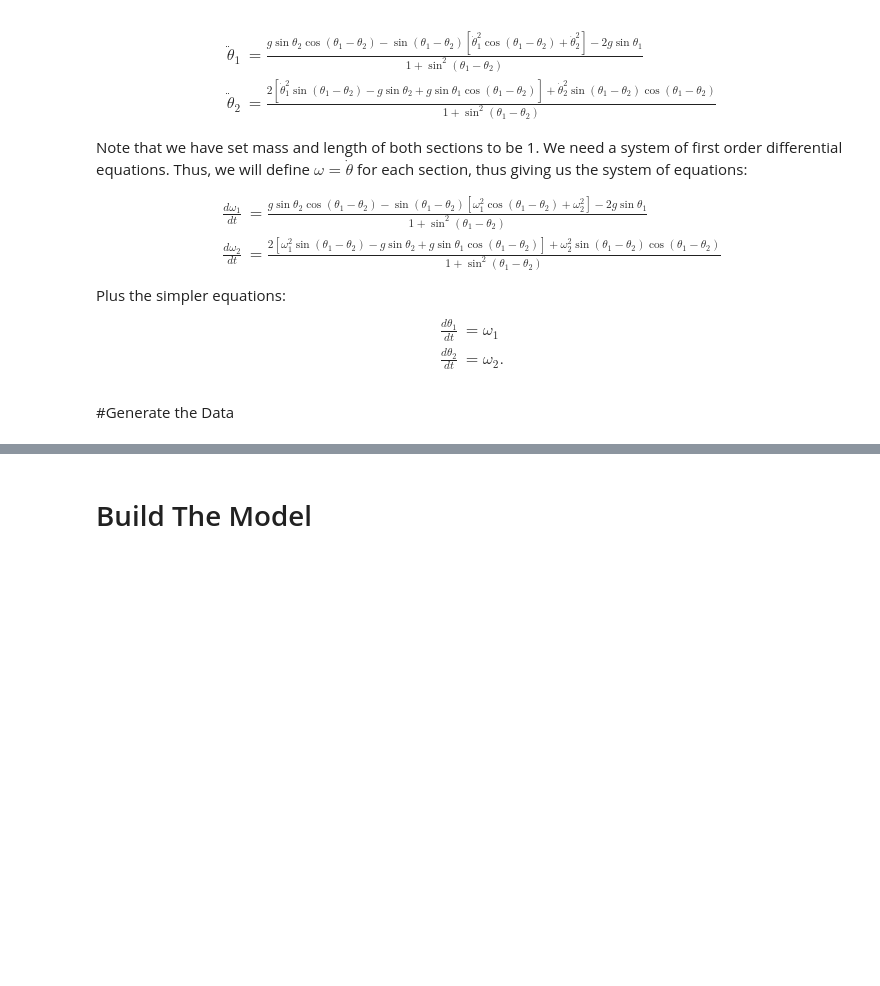
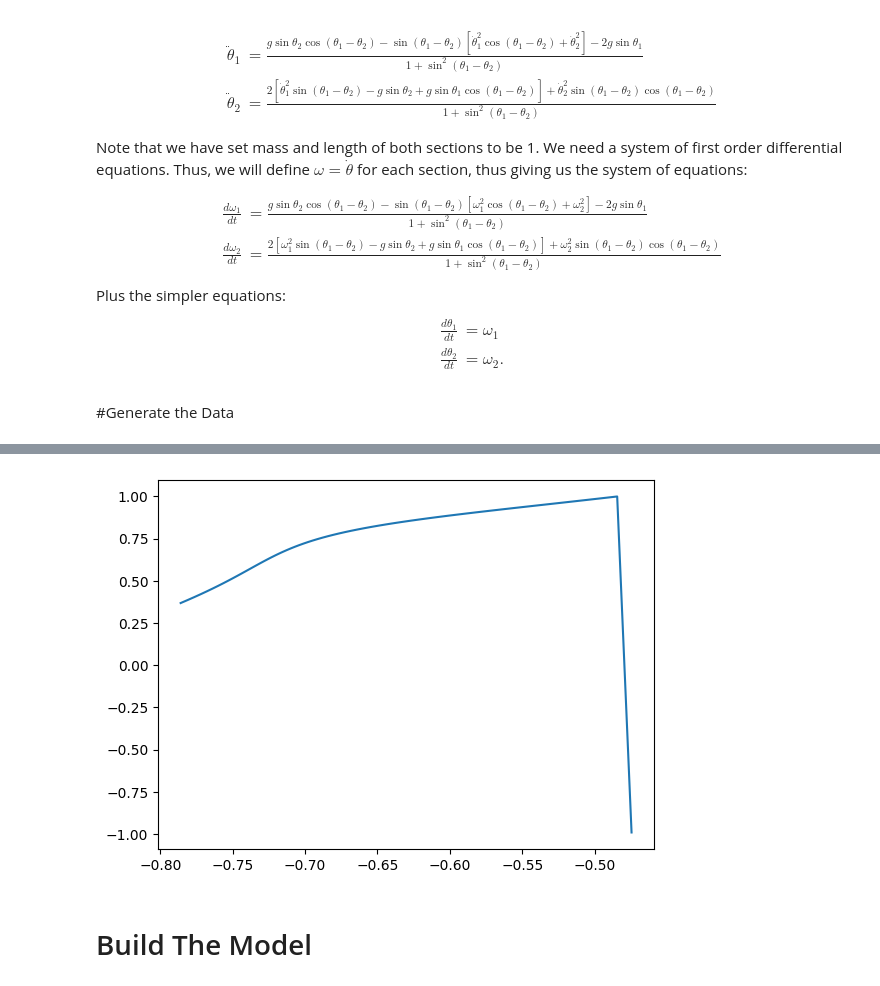
Before and after one commit to jakedorman64/internship, a Jupyter notebook: Double_Pendulum_NeuralODE.ipynb, the cells around one changed output, grey strips where cells are left out. Drawn from its saved outputs; the diff is of its cells as text; code cells hidden in the pictures; blank space fills up the shorter version.

```diff
--- a/Double_Pendulum_NeuralODE.ipynb
+++ b/Double_Pendulum_NeuralODE.ipynb
@@ -123,16 +122,23 @@ theta_2 = generated_data[:, 1]
 # %%
 # Normalise the angles by dividing by pi, and the velocity by dividing by 100.
-def modulo_pi(x):
-  return x % pi
+def modulo_two_pi(x):
+  return x % (2 * pi)
 
-# Normalise our generated data. We do this by modulo-ing the angles by pi and then dividing bby pi, and dividing the angular velocities by 100.
+# Normalise our generated data. We normalise the angles by modulo-ing the angles by 2 pi, dividing by pi (so that values are between 0 and 2), and then subtracting 1,
+# so that the valeus are between -1 and 1.
 normalised_data = generated_data
-normalised_data = normalised_data.at[:,:2].apply(modulo_pi)
+normalised_data = normalised_data.at[:,:2].apply(modulo_two_pi)
 normalised_data = normalised_data.at[:,:2].divide(pi)
+normalised_data = normalised_data.at[:,:2].add(-1)
+# To normalise the angular velocities, divide by 100.
 normalised_data = normalised_data.at[:,2:].divide(100)
 
+plt.plot(normalised_data[:, 0], normalised_data[:, 1])
+
 # Split the data. We need shuffle to be 0 to preserve the time series.
-x_train, x_test, y_train, y_test = train_test_split(tsteps, normalised_data, shuffle=False, stratify=None, random_state=42)
+x_train, x_test, y_train, y_test = train_test_split(tsteps, normalised_data, shuffle=False, stratify=None, random_state=42, test_size=4)
+# %% [output]
+[figure, added]
 # %% [markdown]
 # Build The Model
 # %%
```
Also changed, not shown: parts of 14 cells of this notebook.
